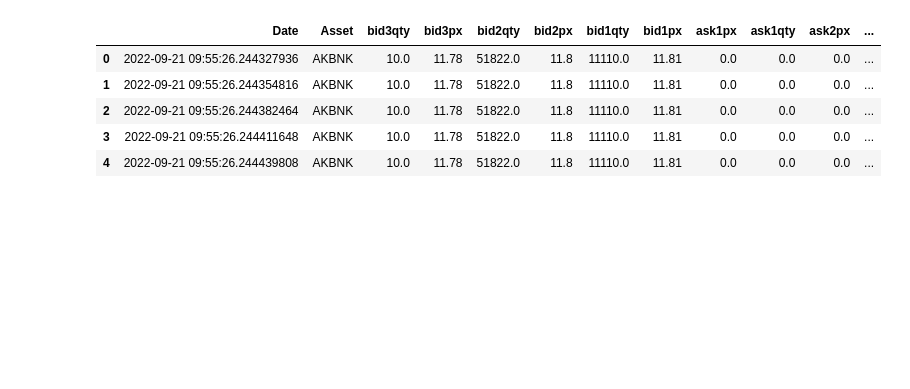
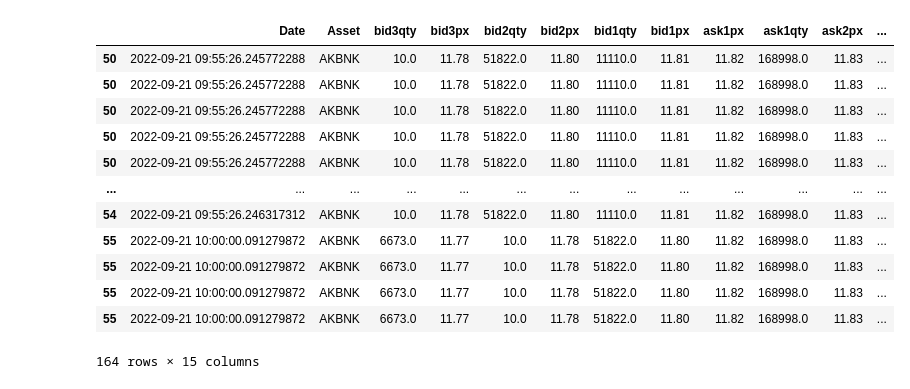
Before and after one commit to personaljss/sampleProj, a Jupyter notebook: main.ipynb, the cells around one changed output. Cells and saved outputs as stored; diff of their text form; code cells hidden in the pictures; blank space fills up the shorter version.

```diff
--- a/main.ipynb
+++ b/main.ipynb
@@ -29,12 +32,22 @@ data.head()
 # %%
 #reading the sample lob
 lob_sample=pd.read_csv("sample_lob.txt")
 #looping through the data to construct the order book for each network time stemp
-lob_sample.head()
+
+lob_sample['Mold Package']=lob_sample['Mold Package'].str.split(';')
+lob_sample=lob_sample.explode('Mold Package')
+lob_sample.loc[50:55]
 # %% [output]
 |  | Date | Asset | bid3qty | bid3px | bid2qty | bid2px | bid1qty | bid1px | ask1px | ask1qty | ask2px | ... |
-| 0 | 2022-09-21 09:55:26.244327936 | AKBNK | 10.0 | 11.78 | 51822.0 | 11.8 | 11110.0 | 11.81 | 0.0 | 0.0 | 0.0 | ... |
-| 1 | 2022-09-21 09:55:26.244354816 | AKBNK | 10.0 | 11.78 | 51822.0 | 11.8 | 11110.0 | 11.81 | 0.0 | 0.0 | 0.0 | ... |
-| 2 | 2022-09-21 09:55:26.244382464 | AKBNK | 10.0 | 11.78 | 51822.0 | 11.8 | 11110.0 | 11.81 | 0.0 | 0.0 | 0.0 | ... |
-| 3 | 2022-09-21 09:55:26.244411648 | AKBNK | 10.0 | 11.78 | 51822.0 | 11.8 | 11110.0 | 11.81 | 0.0 | 0.0 | 0.0 | ... |
-| 4 | 2022-09-21 09:55:26.244439808 | AKBNK | 10.0 | 11.78 | 51822.0 | 11.8 | 11110.0 | 11.81 | 0.0 | 0.0 | 0.0 | ... |
+| 50 | 2022-09-21 09:55:26.245772288 | AKBNK | 10.0 | 11.78 | 51822.0 | 11.80 | 11110.0 | 11.81 | 11.82 | 168998.0 | 11.83 | ... |
+| 50 | 2022-09-21 09:55:26.245772288 | AKBNK | 10.0 | 11.78 | 51822.0 | 11.80 | 11110.0 | 11.81 | 11.82 | 168998.0 | 11.83 | ... |
+| 50 | 2022-09-21 09:55:26.245772288 | AKBNK | 10.0 | 11.78 | 51822.0 | 11.80 | 11110.0 | 11.81 | 11.82 | 168998.0 | 11.83 | ... |
+| 50 | 2022-09-21 09:55:26.245772288 | AKBNK | 10.0 | 11.78 | 51822.0 | 11.80 | 11110.0 | 11.81 | 11.82 | 168998.0 | 11.83 | ... |
+| 50 | 2022-09-21 09:55:26.245772288 | AKBNK | 10.0 | 11.78 | 51822.0 | 11.80 | 11110.0 | 11.81 | 11.82 | 168998.0 | 11.83 | ... |
+| ... | ... | ... | ... | ... | ... | ... | ... | ... | ... | ... | ... | ... |
+| 54 | 2022-09-21 09:55:26.246317312 | AKBNK | 10.0 | 11.78 | 51822.0 | 11.80 | 11110.0 | 11.81 | 11.82 | 168998.0 | 11.83 | ... |
+| 55 | 2022-09-21 10:00:00.091279872 | AKBNK | 6673.0 | 11.77 | 10.0 | 11.78 | 51822.0 | 11.80 | 11.82 | 168998.0 | 11.83 | ... |
+| 55 | 2022-09-21 10:00:00.091279872 | AKBNK | 6673.0 | 11.77 | 10.0 | 11.78 | 51822.0 | 11.80 | 11.82 | 168998.0 | 11.83 | ... |
+| 55 | 2022-09-21 10:00:00.091279872 | AKBNK | 6673.0 | 11.77 | 10.0 | 11.78 | 51822.0 | 11.80 | 11.82 | 168998.0 | 11.83 | ... |
+| 55 | 2022-09-21 10:00:00.091279872 | AKBNK | 6673.0 | 11.77 | 10.0 | 11.78 | 51822.0 | 11.80 | 11.82 | 168998.0 | 11.83 | ... |
+164 rows × 15 columns
```
Also changed, not shown: parts of 8 cells of this notebook, 2 other files.
